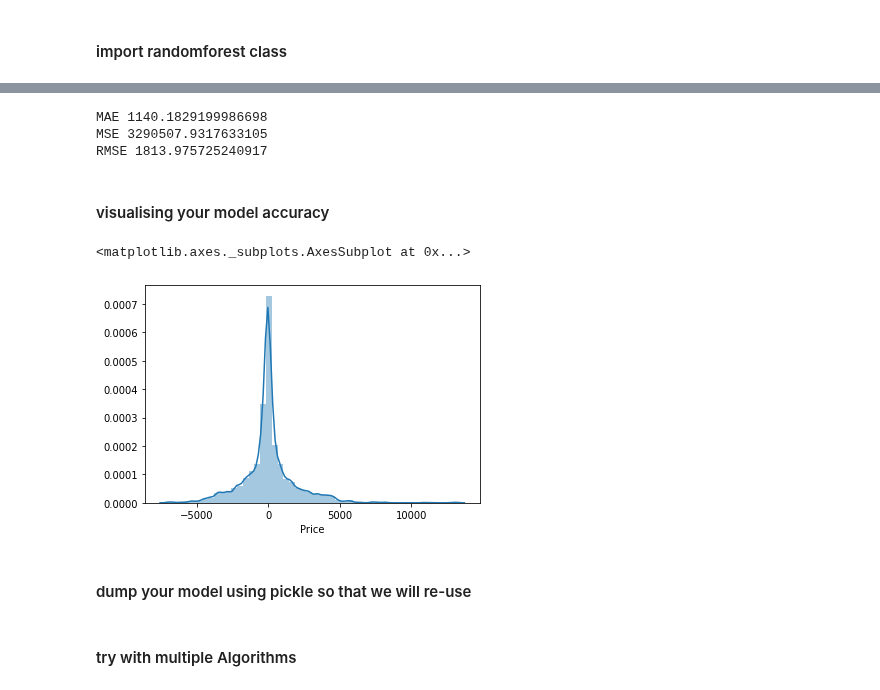
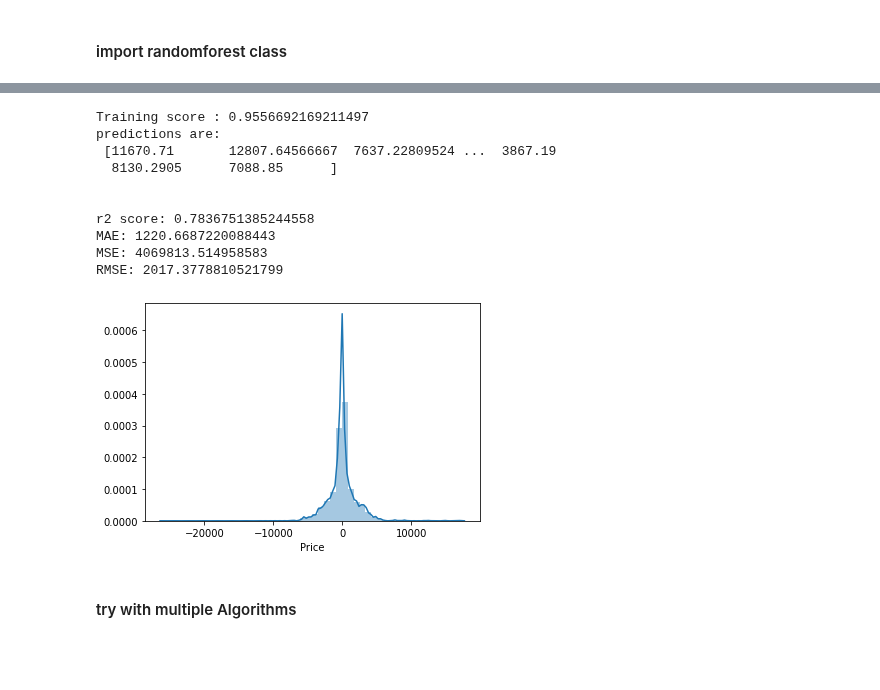
Before and after one commit to shan-2205/EDA, a Jupyter notebook: flight_price_deploy.ipynb, the cells around one changed output, grey strips where cells are left out. Saved outputs shown, nothing was run; the diff lists cells and outputs as text; code cells hidden in the pictures; blank space fills up the shorter version.

```diff
--- a/flight_price_deploy.ipynb
+++ b/flight_price_deploy.ipynb
@@ -794,6 +812,27 @@ imp.sort_values(by='importance',ascending=False)
 from sklearn.model_selection import train_test_split
 # %%
 X_train,X_test,y_train,y_test=train_test_split(X,y,test_size=0.2)
+# %%
+from sklearn import metrics
+##dump your model using pickle so that we will re-use
+import pickle
+def predict(ml_model,dump):
+    model=ml_model.fit(X_train,y_train)
+    print('Training score : {}'.format(model.score(X_train,y_train)))
+    y_prediction=model.predict(X_test)
+    print('predictions are: \n {}'.format(y_prediction))
+    print('\n')
+    r2_score=metrics.r2_score(y_test,y_prediction)
+    print('r2 score: {}'.format(r2_score))
+    print('MAE:',metrics.mean_absolute_error(y_test,y_prediction))
+    print('MSE:',metrics.mean_squared_error(y_test,y_prediction))
+    print('RMSE:',np.sqrt(metrics.mean_squared_error(y_test,y_prediction)))
+    sns.distplot(y_test-y_prediction)
+
+    if dump==1:
+        ##dump your model using pickle so that we will re-use
+        file=open('E:\End-2-end Projects\Flight_Price/model.pkl','wb')
+        pickle.dump(model,file)
 # %% [markdown]
 #### import randomforest class
 # %%
@@ -836,17 +839,0 @@ metrics.r2_score(y_test,y_prediction)
-# %%
-print('MAE',metrics.mean_absolute_error(y_test,y_prediction))
-print('MSE',metrics.mean_squared_error(y_test,y_prediction))
-print('RMSE',np.sqrt(metrics.mean_squared_error(y_test,y_prediction)))
-# %% [output]
-MAE 1140.1829199986698
-MSE 3290507.9317633105
-RMSE 1813.975725240917
-# %% [markdown]
-#### visualising your model accuracy
-# %%
-sns.distplot(y_test-y_prediction)
-# %% [output]
-<matplotlib.axes._subplots.AxesSubplot at 0x...>
-[figure, removed]
-# %% [markdown]
-#### dump your model using pickle so that we will re-use
@@ -858,3 +840,17 @@ pickle.dump(reg_rf,file)
+# %%
+predict(RandomForestRegressor(),1)
+# %% [output]
+Training score : 0.9556692169211497
+predictions are:
+ [11670.71       12807.64566667  7637.22809524 ...  3867.19
+  8130.2905      7088.85      ]
+
+
+r2 score: 0.7836751385244558
+MAE: 1220.6687220088443
+MSE: 4069813.514958583
+RMSE: 2017.3778810521799
+[figure, added]
 # %% [markdown]
 #### try with multiple Algorithms
 # %%
```
Also changed, not shown: parts of 28 cells of this notebook.
